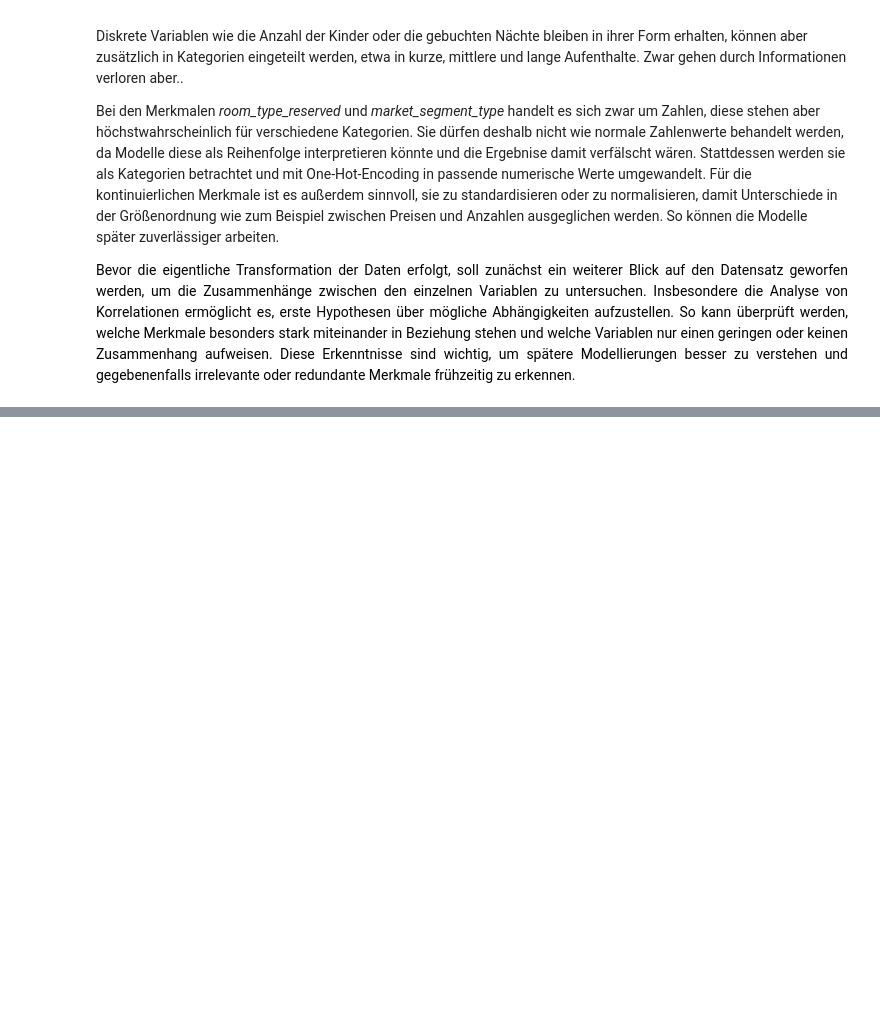
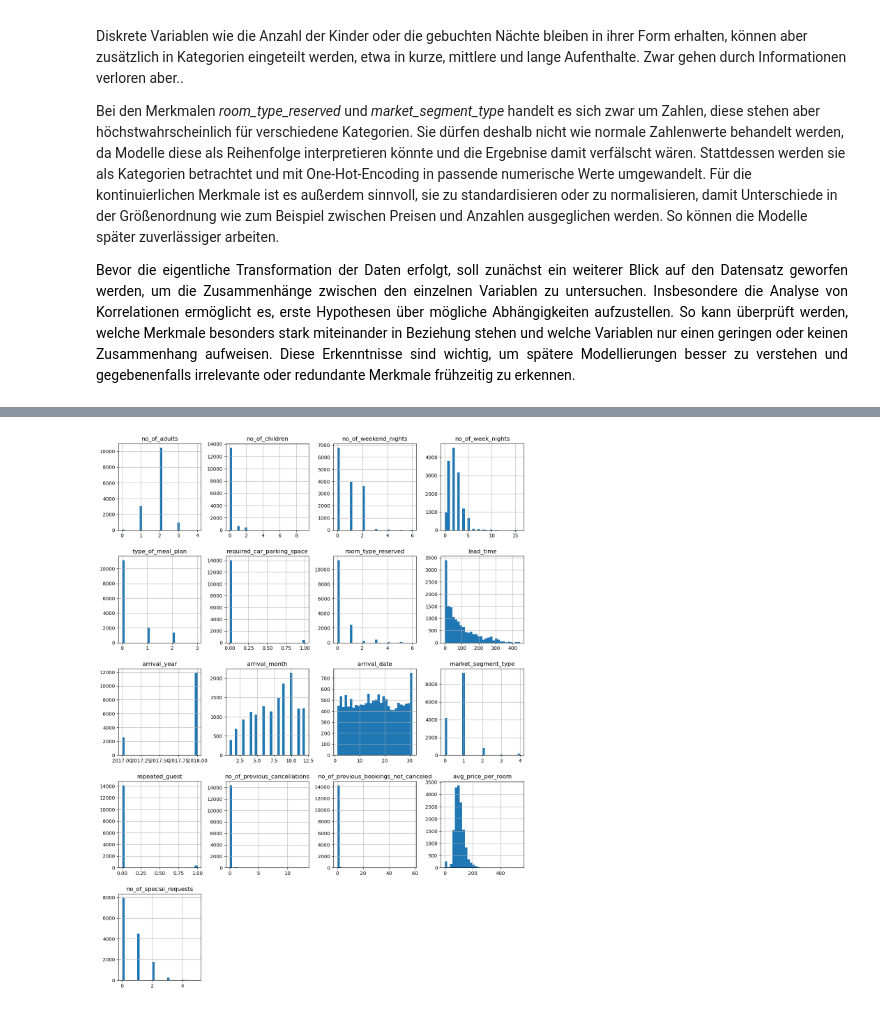
Before and after one commit to tommi-j/hausarbeit-ml, a Jupyter notebook: Hotelstornos.ipynb, the cells around one changed output, grey strips where cells are left out. Cells and saved outputs as stored; diff of their text form; code cells hidden in the pictures; blank space fills up the shorter version.

```diff
--- a/Hotelstornos.ipynb
+++ b/Hotelstornos.ipynb
@@ -430,3 +368,15 @@ plt.show()
+# %%
+X = df.drop(columns=["booking_status"])
+y = df["booking_status"]
+
+X_train, X_test, y_train, y_test = train_test_split(
+    X, y,
+    test_size=0.20,
+    random_state=42,
+    stratify=df["market_segment_type"]  # hält die Segment-Verteilung konstant
+)
+# %%
+train_hotel = X_train
 # %% [markdown]
 <p style="text-align: justify; line-height: 1.5; color: black; font-family: 'Times New Roman', Times, serif;">
 Betrachtet man die Verteilungen der einzelnen Merkmale genauer, so fällt auf, dass viele Merkmale diskret vorliegen, beispielsweise die Anzahl der Erwachsenen, Kinder oder Nächte. Diese Werte nehmen nur bestimmte ganzzahlige Ausprägungen an und lassen sich dadurch klar voneinander abgrenzen. Andere Variablen wie die Vorlaufzeit (<i>lead_time</i>) oder der durchschnittliche Zimmerpreis (<i>avg_price_per_room</i>) zeigen hingegen eine stark rechtsschiefe Verteilung, was bedeutet, dass die meisten Werte in einem niedrigen Bereich liegen, während einige Ausreißer sehr hohe Werte aufweisen. Schiefe Verteilungen können die Modellierung erschweren und erfordern daher eine Transformation oder Normalisierung. Der Datensatz weist sowohl diskrete als auch stetige Merkmale auf, deren Verteilungen teils deutlich von einer Normalverteilung abweichen.. (Quelle)
@@ -496,0 +397,5 @@ df_train.corr() < -0.3
+# %%
+train_hotel.hist(bins=30, figsize=(15,20))
+plt.show()
+# %% [output]
+[figure, added]
```
Also changed, not shown: parts of 28 cells of this notebook, 1 other file.
